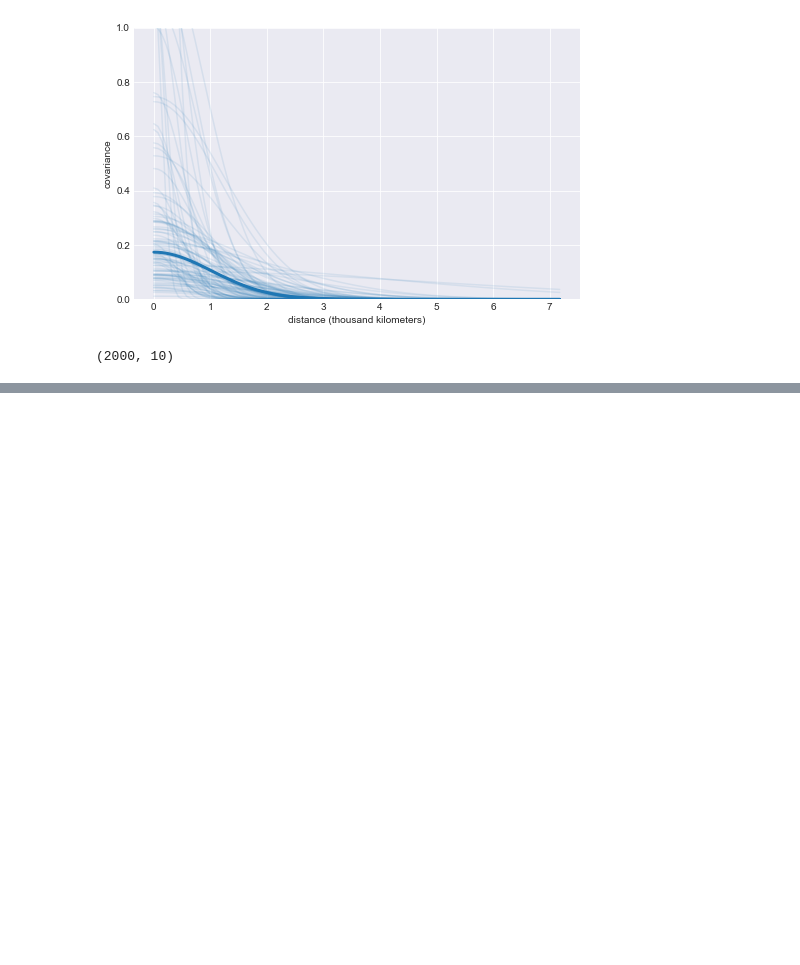
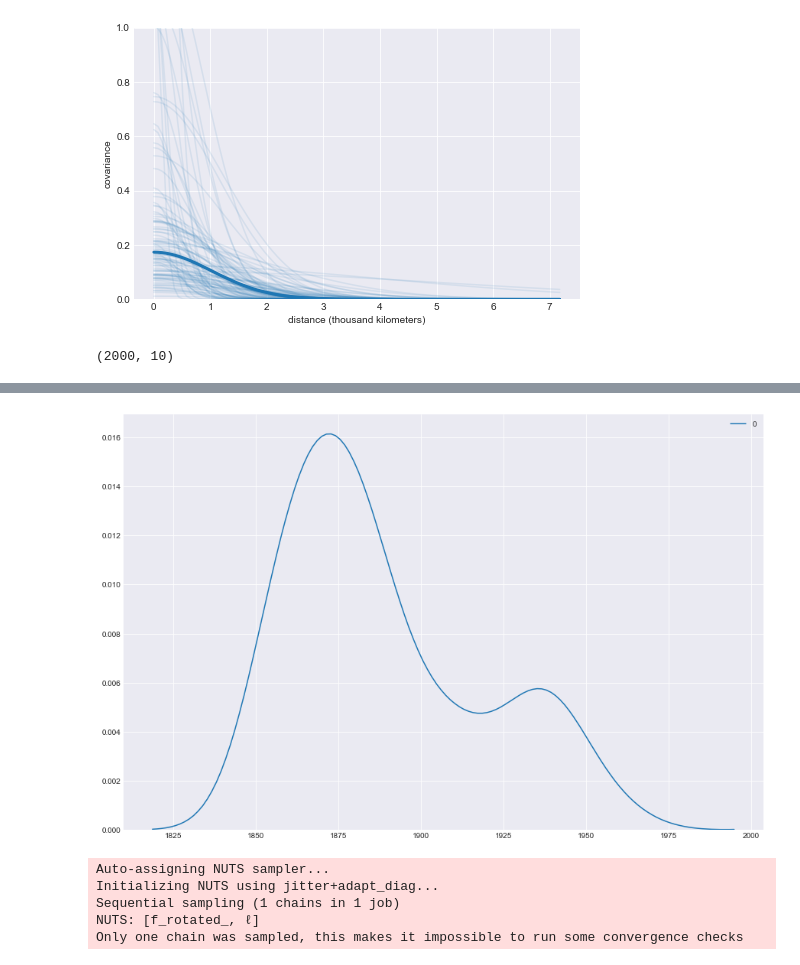
Before and after one commit to bartfrenk/courses, a Jupyter notebook: bayesian-analysis-with-python/notebooks/chapter-7.ipynb, the cells around one changed output, grey strips where cells are left out. Cells and saved outputs as stored; diff of their text form; code cells hidden in the pictures; blank space fills up the shorter version.

```diff
--- a/bayesian-analysis-with-python/notebooks/chapter-7.ipynb
+++ b/bayesian-analysis-with-python/notebooks/chapter-7.ipynb
@@ -209,0 +219,5 @@ trace_islands['f'].shape
+# %%
+df = pd.read_csv('../data/coal.csv', header=None)
+print(f'Count: {len(df)}')
+print(f'Range: [{df[0].min(), df[0].max()}]')
+df.head()
@@ -209,0 +233,4 @@ trace_islands['f'].shape
+# %%
+sns.kdeplot(df[0]);
+# %% [output]
+[figure, added]
@@ -209,0 +244,15 @@ trace_islands['f'].shape
+# %%
+with pm.Model() as model_coal:
+    ℓ = pm.HalfNormal('ℓ', x_data.std())
+    cov = pm.gp.cov.ExpQuad(1, ls=ℓ) + pm.gp.cov.WhiteNoise(1E-5)
+    gp = pm.gp.Latent(cov_func=cov)
+    f = gp.prior('f', X=x_data)
+
+    Y_pred = pm.Poisson('y_pred', mu=pm.math.exp(f), observed=y_data)
+    trace_coal = pm.sample(1000, chains=1)
+# %% [output]
+Auto-assigning NUTS sampler...
+Initializing NUTS using jitter+adapt_diag...
+Sequential sampling (1 chains in 1 job)
+NUTS: [f_rotated_, ℓ]
+Only one chain was sampled, this makes it impossible to run some convergence checks
```
Also changed, not shown: parts of 6 cells of this notebook.
